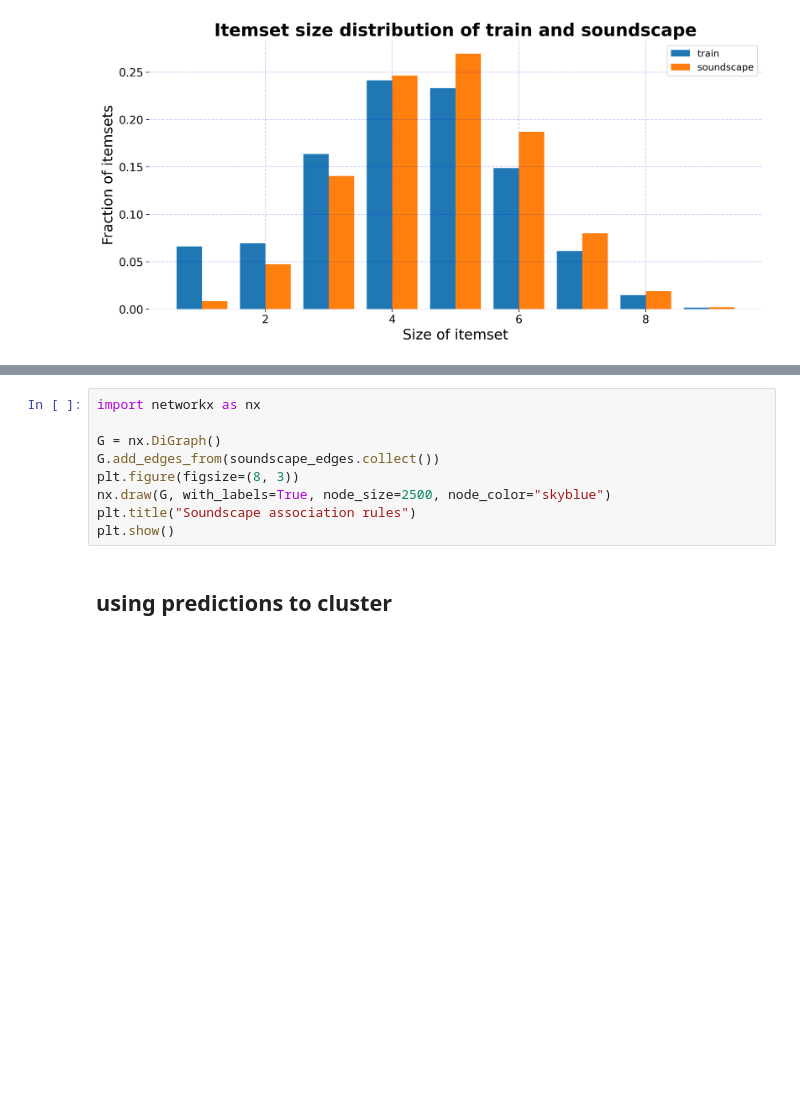
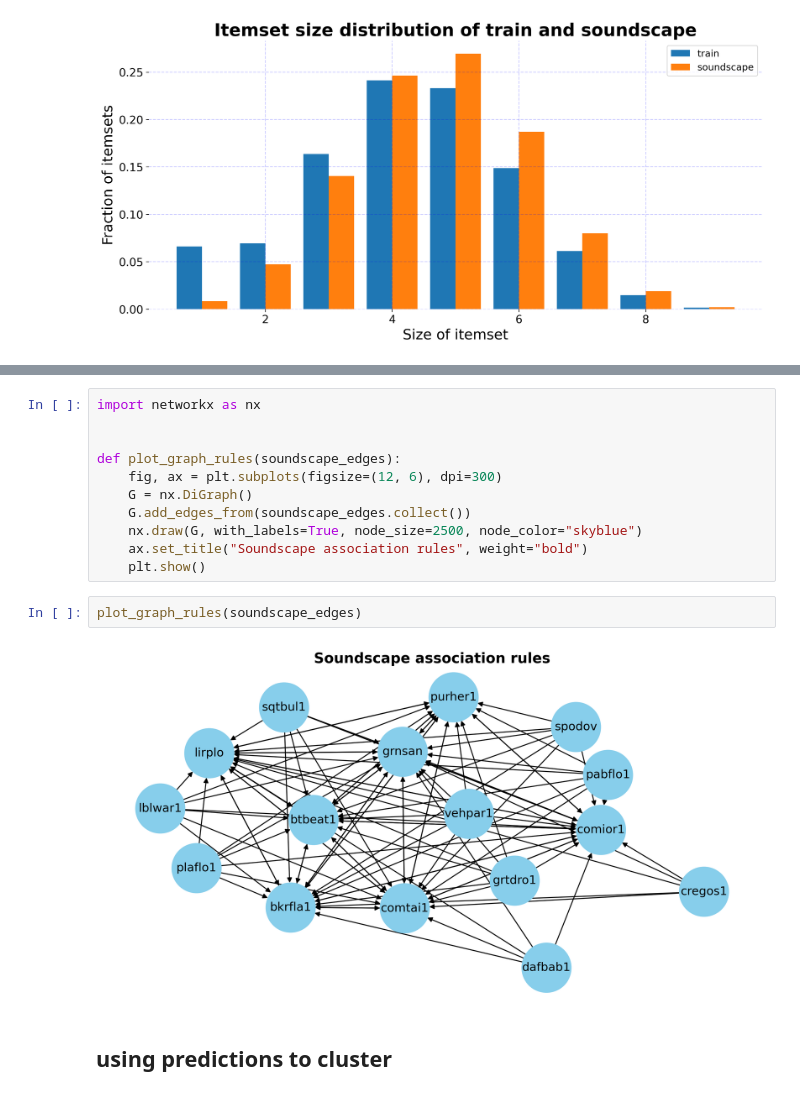
Before and after one commit to dsgt-kaggle-clef/birdclef-2024, a Jupyter notebook: notebooks/modeling/2024-06-17-acm-frequent-pattern.ipynb, the cells around one changed output, grey strips where cells are left out. Saved outputs shown, nothing was run; the diff lists cells and outputs as text; blank space fills up the shorter version.

Commit message:
updated graph association rules

```diff
--- a/notebooks/modeling/2024-06-17-acm-frequent-pattern.ipynb
+++ b/notebooks/modeling/2024-06-17-acm-frequent-pattern.ipynb
@@ -496,12 +519,18 @@ soundscape_edges.count()
 # %%
 import networkx as nx
 
-G = nx.DiGraph()
-G.add_edges_from(soundscape_edges.collect())
-plt.figure(figsize=(8, 3))
-nx.draw(G, with_labels=True, node_size=2500, node_color="skyblue")
-plt.title("Soundscape association rules")
-plt.show()
+
+def plot_graph_rules(soundscape_edges):
+    fig, ax = plt.subplots(figsize=(12, 6), dpi=300)
+    G = nx.DiGraph()
+    G.add_edges_from(soundscape_edges.collect())
+    nx.draw(G, with_labels=True, node_size=2500, node_color="skyblue")
+    ax.set_title("Soundscape association rules", weight="bold")
+    plt.show()
+# %%
+plot_graph_rules(soundscape_edges)
+# %% [output]
+[figure, added]
 # %% [markdown]
 ## using predictions to cluster
 # %%
```
Also changed, not shown: parts of 11 cells of this notebook.
